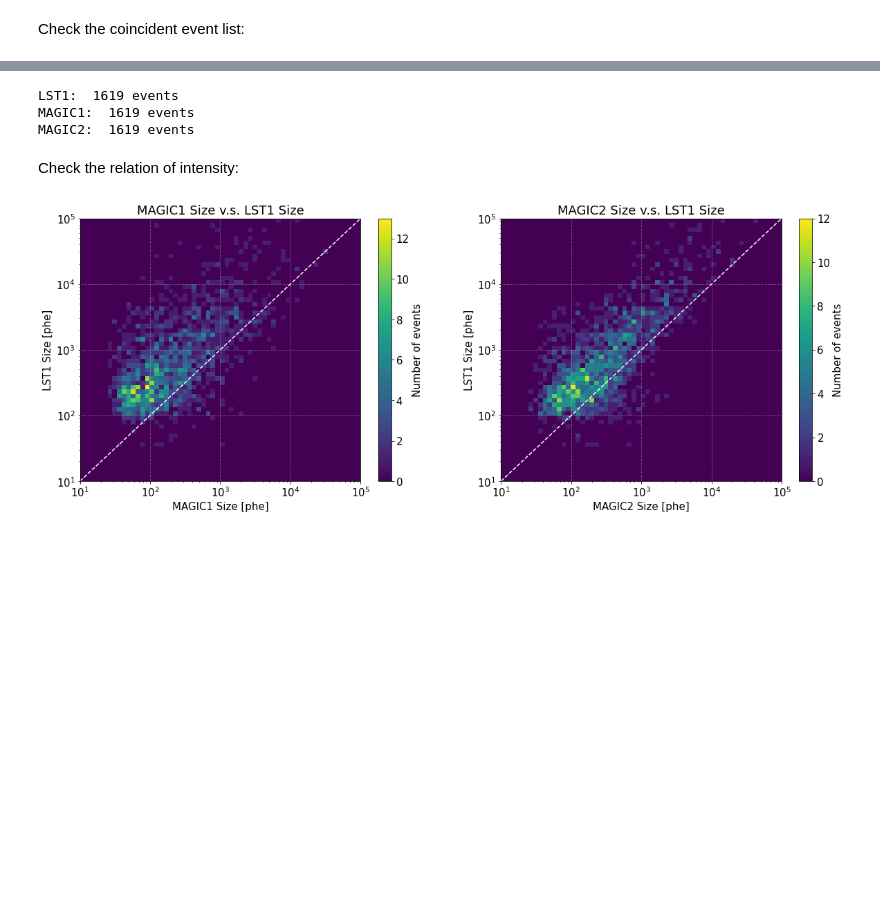
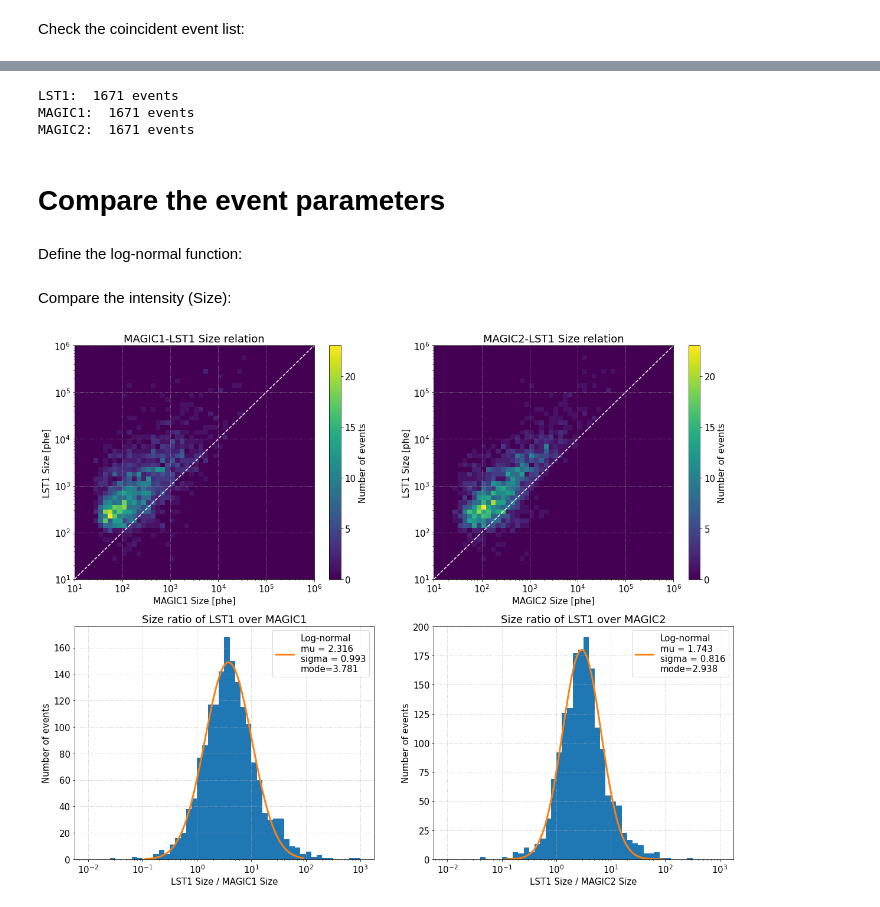
Before and after one commit to cta-observatory/magic-cta-pipe, a Jupyter notebook: magic_lst_event_coincidence.ipynb, the cells around one changed output, grey strips where cells are left out. Saved outputs shown, nothing was run; the diff lists cells and outputs as text; code cells hidden in the pictures; blank space fills up the shorter version.

```diff
--- a/magic_lst_event_coincidence.ipynb
+++ b/magic_lst_event_coincidence.ipynb
@@ -320,0 +452,4 @@ Done.
+# %%
+window = window_bins[2]
+offset_avg = offsets_avg[2]
+print(f'window = {window*sec2ns:.0f} [ns],  offset_avg = {offset_avg*sec2us:.2f} [us]')
@@ -320,0 +458,5 @@ Done.
+# %%
+params_base = ['intensity', 'length', 'width', 'alt_tel', 'az_tel']
+# params_lst = ['reco_alt_lst', 'reco_az_lst', 'reco_energy_lst', 'hadronness_lst', 'dragon_time']
+# params_magic = ['reco_impact_magic', 'reco_core_x_magic', 'reco_core_y_magic', 'reco_alt_magic', 'reco_az_magic',
+#                                 'reco_energy_magic', 'theta2_magic', 'hadronness_magic']
@@ -351,35 +547,62 @@ dl2_data_stereo.tail(3)
 # %%
 for tel_id, tel_name in zip([1, 5, 6], ['LST1', 'MAGIC1', 'MAGIC2']):
-    df = dl2_data_stereo.query(f'tel_id == {tel_id}')
+    df = data_stereo.query(f'tel_id == {tel_id}')
     print(f'{tel_name}:  {len(df)} events')
 # %% [output]
-LST1:  1619 events
-MAGIC1:  1619 events
-MAGIC2:  1619 events
+LST1:  1671 events
+MAGIC1:  1671 events
+MAGIC2:  1671 events
-# %% [markdown]
-Check the relation of intensity:
+# %% [markdown]
+# Compare the event parameters
+# %% [markdown]
+Define the log-normal function:
+# %%
+def log_normal(x, a, mu, sigma):
+    return a*np.exp(-(np.log(x)-mu)**2/(2*sigma**2))/(np.sqrt(2*np.pi)*sigma*x)
+# %% [markdown]
+Compare the intensity (Size):
 # %%
-pyplot.figure(figsize=(20, 7))
-grid = (1, 2)
+pyplot.figure(figsize=(20, 16))
+grid = (2, 2)
 
-for i, tel_id in enumerate([5, 6]):
-    pyplot.subplot2grid(grid, (0, i))
-    pyplot.title(f'MAGIC{i+1} Size v.s. LST1 Size')
-    pyplot.xlabel(f'MAGIC{i+1} Size [phe]')
+for i_tel, tel_id in enumerate([5, 6]):
+    df_lst = data_stereo.query('tel_id == 1')
+    df_magic = data_stereo.query(f'tel_id == {tel_id}')
+
+    # === 2d histogram ===
+    pyplot.subplot2grid(grid, (0, i_tel))
+    pyplot.title(f'MAGIC{i_tel+1}-LST1 Size relation')
+    pyplot.xlabel(f'MAGIC{i_tel+1} Size [phe]')
     pyplot.ylabel('LST1 Size [phe]')
     pyplot.loglog()
 
-    df_lst = dl2_data_stereo.query('tel_id == 1')
-    df_magic = dl2_data_stereo.query(f'tel_id == {tel_id}')
-
-    hist, xedges, yedges = np.histogram2d(df_magic['intensity'].values, df_lst['intensity'].values, bins=np.logspace(1, 5, 61))
-    pyplot.pcolormesh(xedges, yedges, hist.transpose(), norm=colors.PowerNorm(gamma=1))
+    hist, xedges, yedges = np.histogram2d(df_magic['intensity'].values, df_lst['intensity'].values, bins=np.logspace(1, 6, 51))
+    pyplot.pcolormesh(xedges, yedges, hist.transpose())
 
     bar = pyplot.colorbar()
     bar.set_label('Number of events')
 
-    pyplot.plot((1e1, 1e5), (1e1, 1e5), color='white', linestyle='--')
+    pyplot.plot((1e1, 1e6), (1e1, 1e6), color='white', linestyle='--')
+    pyplot.grid(linestyle=':')
 
-    pyplot.grid(linestyle=':')
+    # === Size ration distribution ===
+    pyplot.subplot2grid(grid, (1, i_tel))
+    pyplot.title(f'Size ratio of LST1 over MAGIC{i_tel+1}')
+    pyplot.xlabel(f'LST1 Size / MAGIC{i_tel+1} Size')
+    pyplot.ylabel('Number of events')
+    pyplot.semilogx()
+
+    hist = pyplot.hist(df_lst['intensity'].values/df_magic['intensity'].values, bins=np.logspace(-2, 3, 51))
+    bins_center = (hist[1][1:] + hist[1][:-1])/2
+    condition = (bins_center >= 0.1) & (bins_center < 100)
+    popt, pcov = curve_fit(log_normal, bins_center[condition], hist[0][condition])
+
+    mode = np.exp(popt[1] - popt[2]**2)
+    bins_gaus = np.logspace(np.log10(bins_center[condition][0]), np.log10(bins_center[condition][-1]), 101)
+    pyplot.plot(bins_gaus, log_normal(bins_gaus, popt[0], popt[1], popt[2]),
+                       label='Log-normal\nmu = {:.3f}\nsigma = {:.3f}\nmode={:.3f}'.format(popt[1], popt[2], mode), linewidth=3)
+
+    pyplot.grid()
+    pyplot.legend()
 # %% [output]
-[figure, old version]
+[figure, new version]
```
Also changed, not shown: parts of 53 cells of this notebook.
